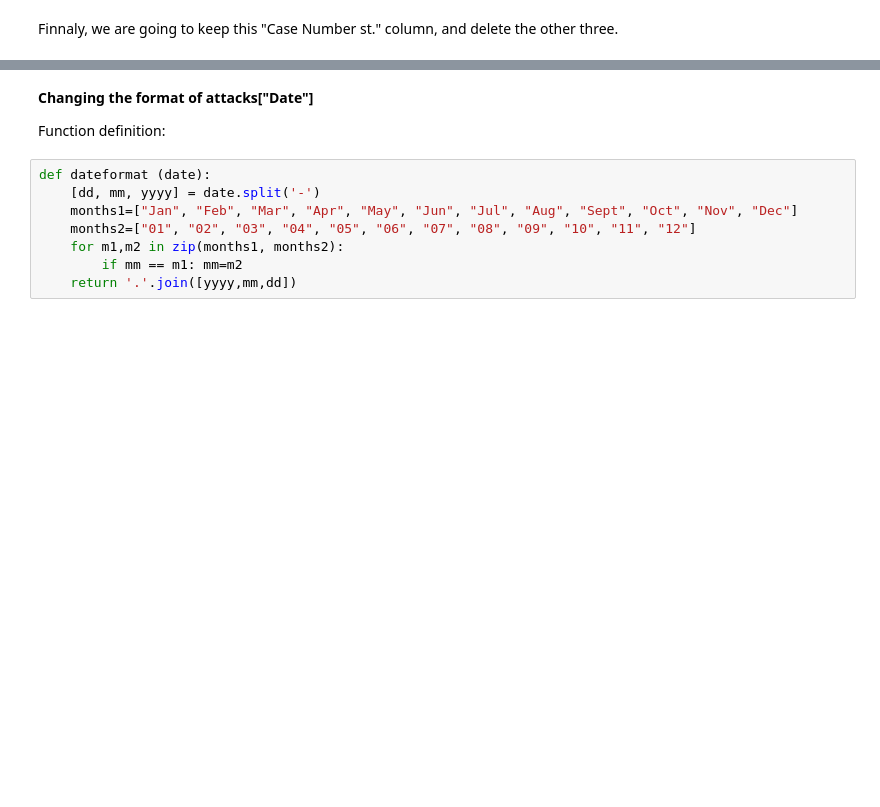
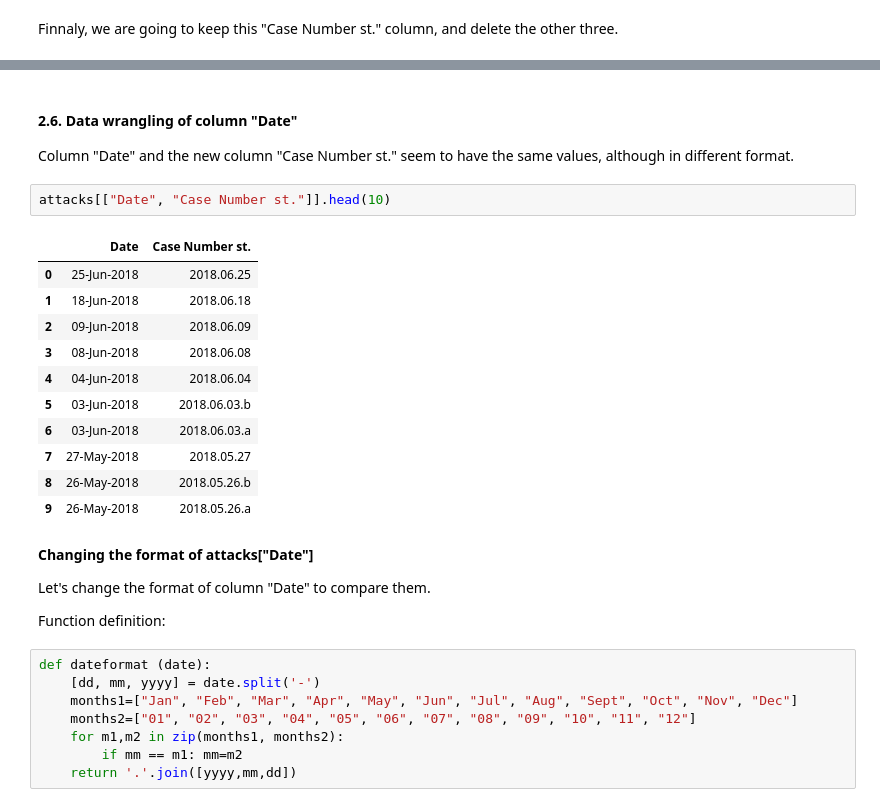
Before and after one commit to BSanau/shark_attack_project, a Jupyter notebook: Cleaning_and_wrangling.ipynb, the cells around one changed output, grey strips where cells are left out. Saved outputs shown, nothing was run; the diff lists cells and outputs as text; blank space fills up the shorter version.

```diff
--- a/Cleaning_and_wrangling.ipynb
+++ b/Cleaning_and_wrangling.ipynb
@@ -225,6 +259,26 @@ attacks
+# %% [markdown]
+#### 2.6. Data wrangling of column "Date"
+
+Column "Date" and the new column "Case Number st." seem to have the same values, although in different format.
+# %%
+attacks[["Date", "Case Number st."]].head(10)
+# %% [output]
+|  | Date | Case Number st. |
+| 0 | 25-Jun-2018 | 2018.06.25 |
+| 1 | 18-Jun-2018 | 2018.06.18 |
+| 2 | 09-Jun-2018 | 2018.06.09 |
+| 3 | 08-Jun-2018 | 2018.06.08 |
+| 4 | 04-Jun-2018 | 2018.06.04 |
+| 5 | 03-Jun-2018 | 2018.06.03.b |
+| 6 | 03-Jun-2018 | 2018.06.03.a |
+| 7 | 27-May-2018 | 2018.05.27 |
+| 8 | 26-May-2018 | 2018.05.26.b |
+| 9 | 26-May-2018 | 2018.05.26.a |
 # %% [markdown]
 **Changing the format of attacks["Date"]**
 
+Let's change the format of column "Date" to compare them.
+
 Function definition:
 # %%
 def dateformat (date):
```
Also changed, not shown: parts of 117 cells of this notebook.
